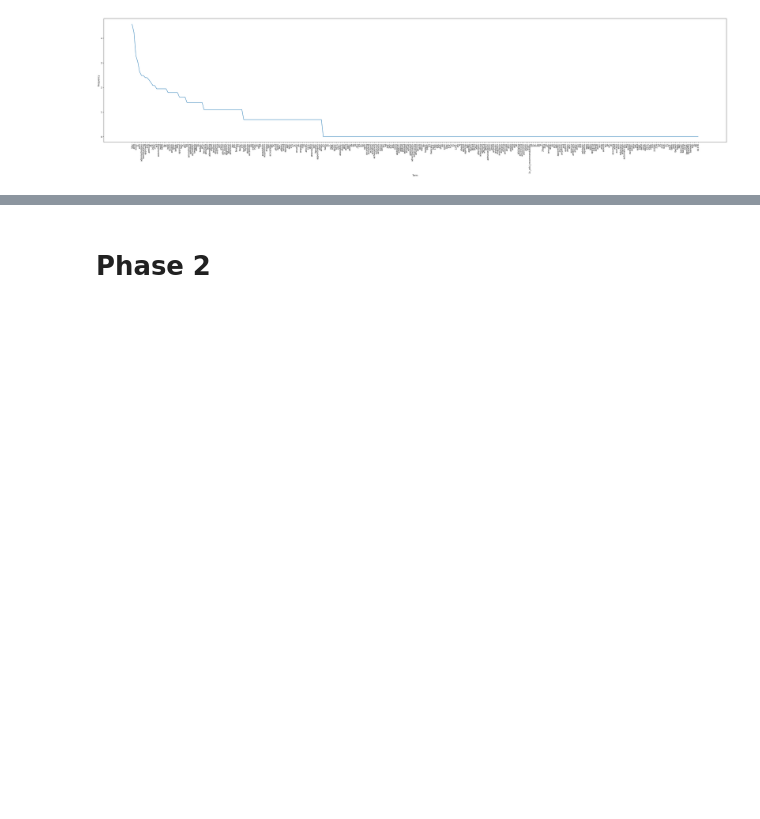
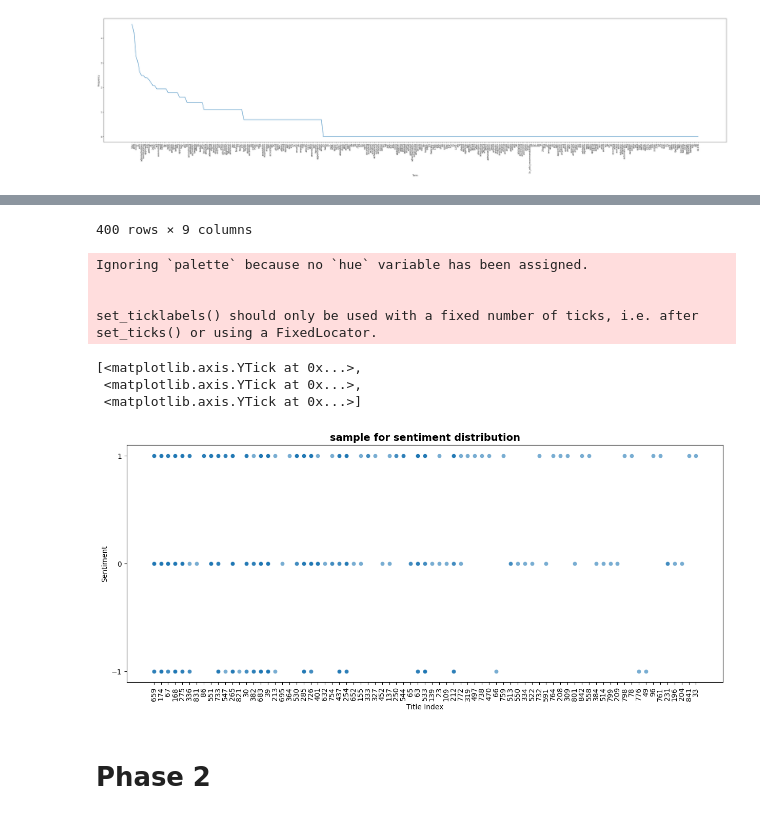
Before and after one commit to jungswork/DM2025-Lab1-Exercise, a Jupyter notebook: DM2025-Lab1-Homework.ipynb, the cells around one changed output, grey strips where cells are left out. Cells and saved outputs as stored; diff of their text form; code cells hidden in the pictures; blank space fills up the shorter version.

```diff
--- a/DM2025-Lab1-Homework.ipynb
+++ b/DM2025-Lab1-Homework.ipynb
@@ -923,0 +960,26 @@ set_ticklabels() should only be used with a fixed number of ticks, i.e. after se
+# %%
+#取樣 400 筆資料做 sample for sentiment distribution
+stock_df_sample = stock_df.sample(n = 400, random_state= 42)
+display(stock_df_sample)
+
+fig= plt.subplots(figsize=(15, 6))
+
+fig= sns.scatterplot(data = stock_df_sample,
+                     x="title",
+                     y='sentiment',
+                     alpha=0.6, #透明度調整
+                     palette='viridis')#調色
+
+#設定圖面名稱
+fig.set_title("sample for sentiment distribution", fontsize=14, fontweight='bold')
+
+# 修改 x 軸為 Title Index 放 Title 過長
+fig.set_xlabel('Title Index')
+fig.set_xticklabels(stock_df_sample["title"].index,
+                    rotation = 90)
+
+#設定 y 軸
+fig.set_ylabel('Sentiment')
+#因 sentiment 只有三種數字
+fig.set_yticks([-1, 0, 1])
+# %% [output]
@@ -924,3 +998,12 @@ set_ticklabels() should only be used with a fixed number of ticks, i.e. after se
+400 rows × 9 columns
+Ignoring `palette` because no `hue` variable has been assigned.
+
+
+set_ticklabels() should only be used with a fixed number of ticks, i.e. after set_ticks() or using a FixedLocator.
+[<matplotlib.axis.YTick at 0x...>,
+ <matplotlib.axis.YTick at 0x...>,
+ <matplotlib.axis.YTick at 0x...>]
+[figure, added]
 # %% [markdown]
 # Phase 2
 # %%
```
Also changed, not shown: parts of 4 cells of this notebook.
